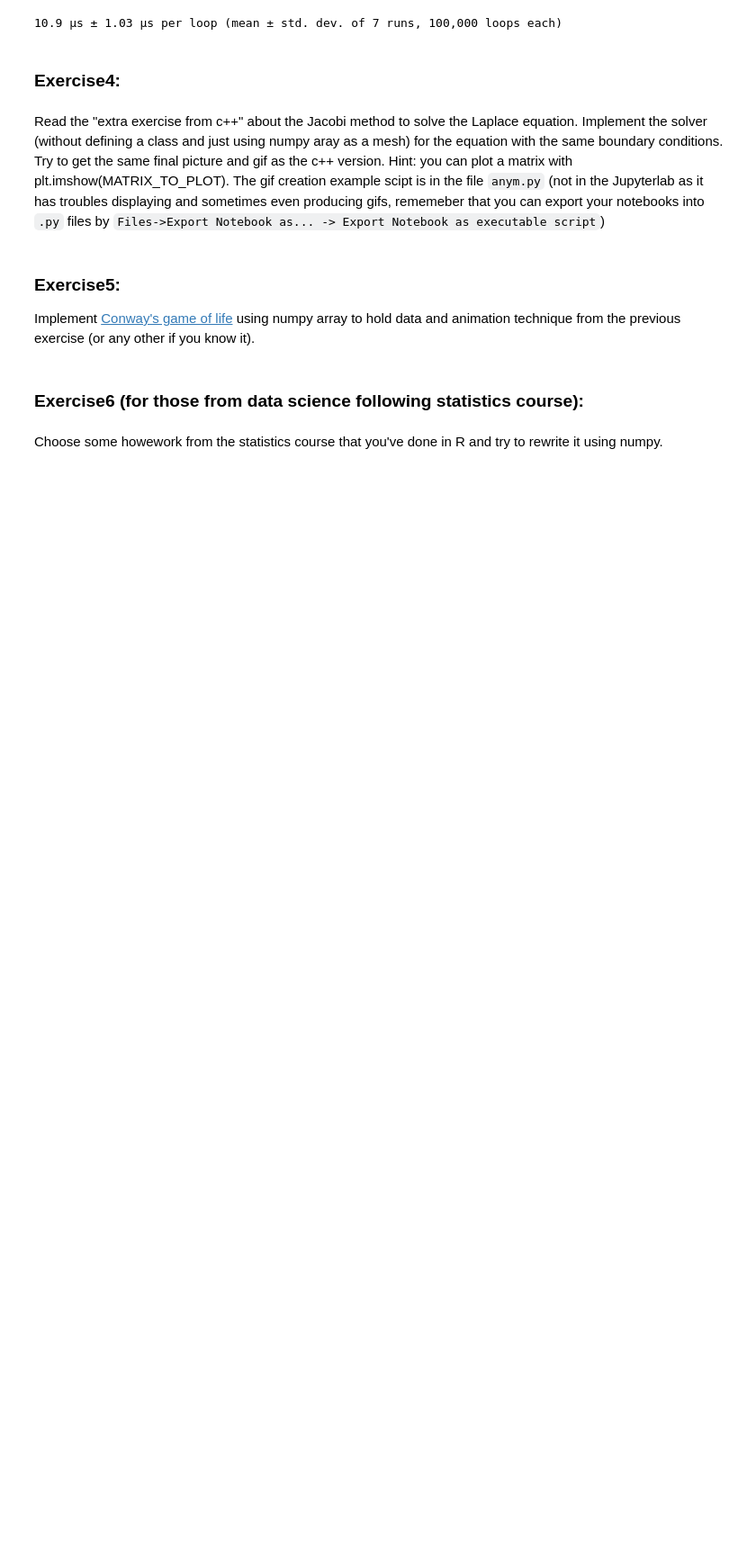
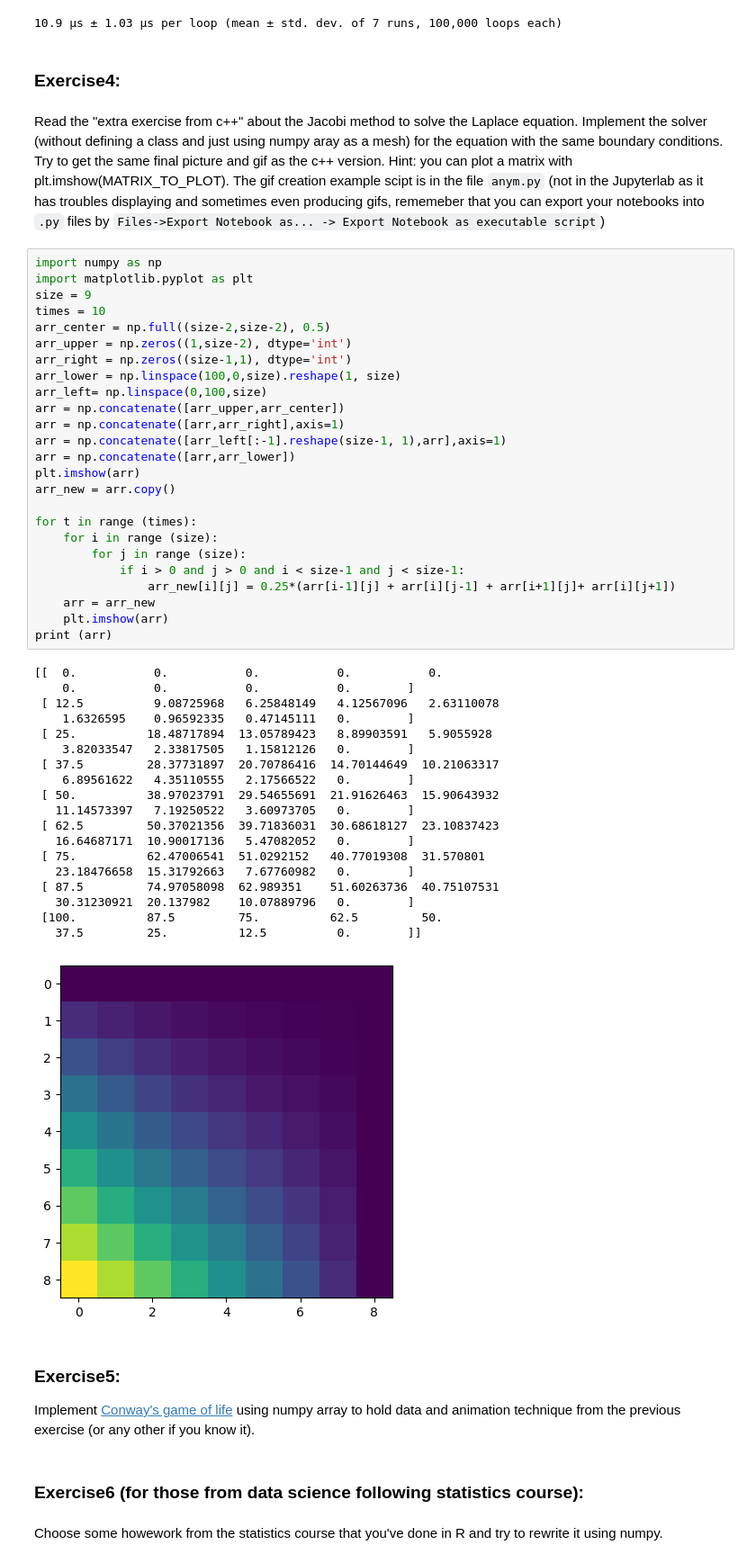
Before and after one commit to Cociancich/AdvancedProgramming_dssc22, a Jupyter notebook: python/Exercises2.ipynb, the cells around one changed output. Shown at 90% size. Drawn from its saved outputs; the diff is of its cells as text; blank space fills up the shorter version.

```diff
--- a/python/Exercises2.ipynb
+++ b/python/Exercises2.ipynb
@@ -114,6 +110,51 @@ for k in range (n):
 ### **Exercise4:**
 # %% [markdown]
 Read the "extra exercise from c++" about the Jacobi method to solve the Laplace equation. Implement the solver (without defining a class and just using numpy aray as a mesh) for the equation with the same boundary conditions. Try to get the same final picture and gif as the c++ version. Hint: you can plot a matrix with plt.imshow(MATRIX_TO_PLOT). The gif creation example scipt is in the file `anym.py` (not in the Jupyterlab as it has troubles displaying and sometimes even producing gifs, rememeber that you can export your notebooks into `.py` files by `Files->Export Notebook as... -> Export Notebook as executable script`)
+# %%
+import numpy as np
+import matplotlib.pyplot as plt
+size = 9
+times = 10
+arr_center = np.full((size-2,size-2), 0.5)
+arr_upper = np.zeros((1,size-2), dtype='int')
+arr_right = np.zeros((size-1,1), dtype='int')
+arr_lower = np.linspace(100,0,size).reshape(1, size)
+arr_left= np.linspace(0,100,size)
+arr = np.concatenate([arr_upper,arr_center])
+arr = np.concatenate([arr,arr_right],axis=1)
+arr = np.concatenate([arr_left[:-1].reshape(size-1, 1),arr],axis=1)
+arr = np.concatenate([arr,arr_lower])
+plt.imshow(arr)
+arr_new = arr.copy()
+
+for t in range (times):
+    for i in range (size):
+        for j in range (size):
+            if i > 0 and j > 0 and i < size-1 and j < size-1:
+                arr_new[i][j] = 0.25*(arr[i-1][j] + arr[i][j-1] + arr[i+1][j]+ arr[i][j+1])
+    arr = arr_new
+    plt.imshow(arr)
+print (arr)
+# %% [output]
+[[  0.           0.           0.           0.           0.
+    0.           0.           0.           0.        ]
+ [ 12.5          9.08725968   6.25848149   4.12567096   2.63110078
+    1.6326595    0.96592335   0.47145111   0.        ]
+ [ 25.          18.48717894  13.05789423   8.89903591   5.9055928
+    3.82033547   2.33817505   1.15812126   0.        ]
+ [ 37.5         28.37731897  20.70786416  14.70144649  10.21063317
+    6.89561622   4.35110555   2.17566522   0.        ]
+ [ 50.          38.97023791  29.54655691  21.91626463  15.90643932
+   11.14573397   7.19250522   3.60973705   0.        ]
+ [ 62.5         50.37021356  39.71836031  30.68618127  23.10837423
+   16.64687171  10.90017136   5.47082052   0.        ]
+ [ 75.          62.47006541  51.0292152   40.77019308  31.570801
+   23.18476658  15.31792663   7.67760982   0.        ]
+ [ 87.5         74.97058098  62.989351    51.60263736  40.75107531
+   30.31230921  20.137982    10.07889796   0.        ]
+ [100.          87.5         75.          62.5         50.
+   37.5         25.          12.5          0.        ]]
+[figure, added]
 # %% [markdown]
 ### **Exercise5:**
 Implement [Conway's game of life](https://en.wikipedia.org/wiki/Conway%27s_Game_of_Life) using numpy array to hold data and animation technique from the previous exercise (or any other if you know it).
```
Also changed, not shown: parts of 1 cell of this notebook, 3 other files.
